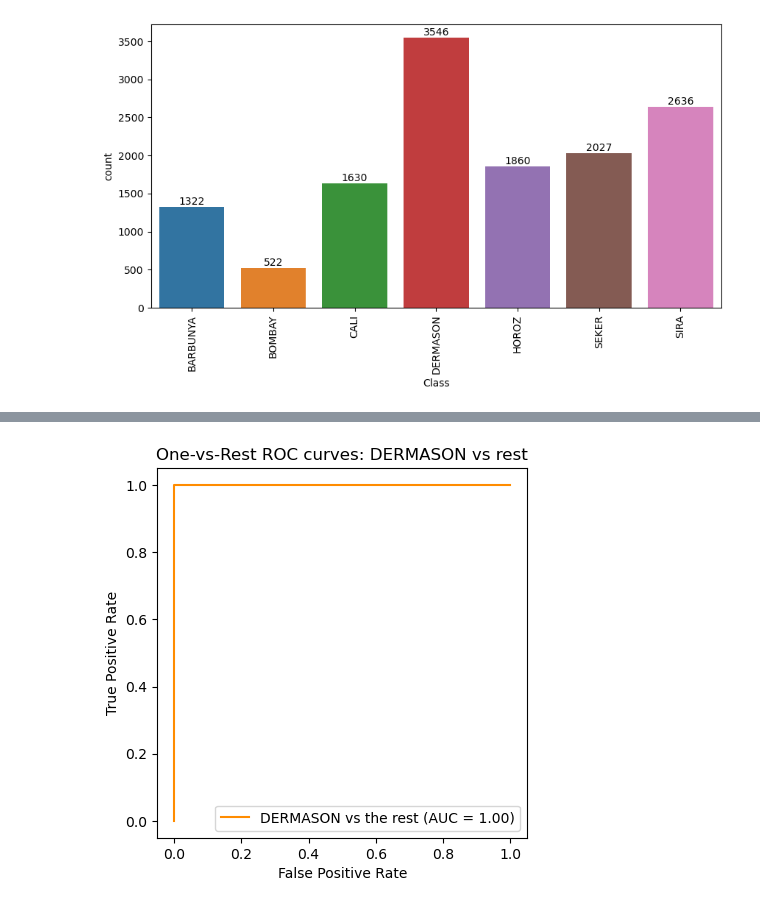
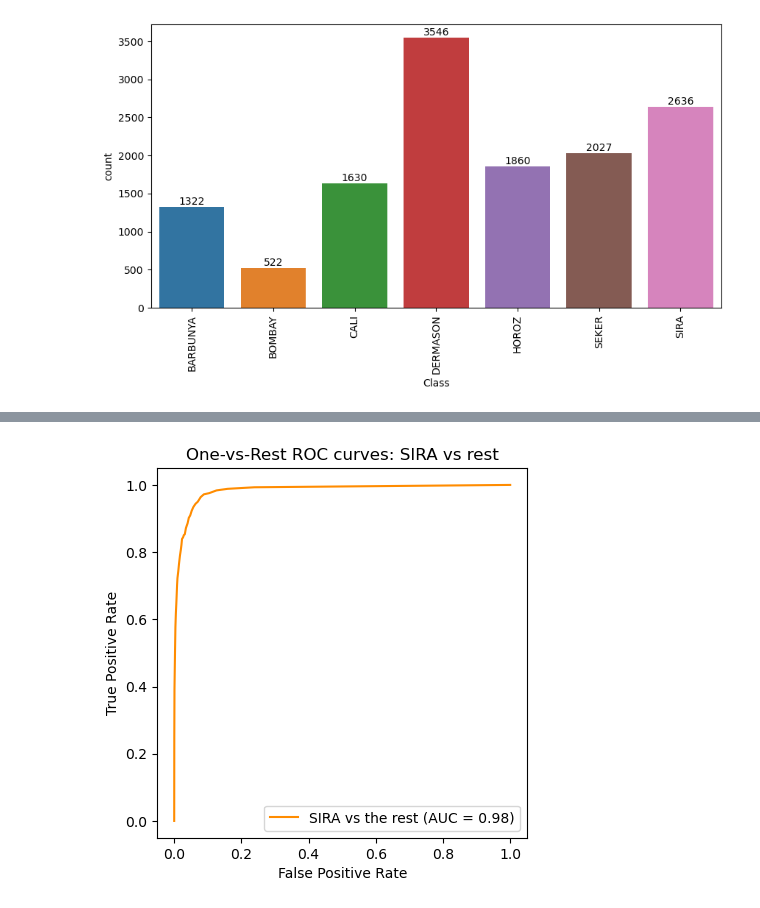
Before and after one commit to samuponz/drybeans, a Jupyter notebook: DM.ipynb, the cells around one changed output, grey strips where cells are left out. Cells and saved outputs as stored; diff of their text form; code cells hidden in the pictures.

```diff
--- a/DM.ipynb
+++ b/DM.ipynb
@@ -154,7 +151,7 @@ feat_score = rnd_clf.feature_importances_
 features_importances = pd.DataFrame(list(zip(features, feat_score)), columns =['features', 'score']);
 features_importances = features_importances.sort_values(by=['score'], ascending=False);
 features_importances = features_importances.reset_index(drop = True);
-No_of_best = 12
+No_of_best = 11
 if No_of_best < 1 or No_of_best > len(features_importances):
     No_of_best = len(features_importances)
 best_features = features_importances.iloc[:No_of_best,0].tolist()
@@ -295,34 +296,27 @@ if feature_selection == 2:
 # %%
 # ENSEMBLE METHODS
 
-#steps = [('over', SMOTEENN()), ('model',RandomForestClassifier()), ]
-#pipeline = Pipeline(steps=steps)
-
 models = {
     "Random Forest": RandomForestClassifier(
-        min_samples_leaf=1, max_depth = None
+        min_samples_leaf=1, max_depth = None, bootstrap = True,
+        oob_score = False, min_samples_split = 2,
     ),
      "Extra Trees": ExtraTreesClassifier(
-        min_samples_leaf=1, max_depth = None
+        min_samples_leaf=1, max_depth = None, bootstrap = False,
+        oob_score = False, min_samples_split = 2,
     ),
 }
 
 param_grids = {
     "Random Forest": {
-        "n_estimators": [128],
+        "n_estimators": [32],
         "criterion": ["gini"],                    # {"gini", "entropy", "log_loss"}
-        "min_samples_split": [2],
         "max_features": ["sqrt"],                 # {"sqrt", "log2", None}
-        "bootstrap": [True],
-        "oob_score": [False]
                       },
     "Extra Trees":   {
-        "n_estimators":  [128],
+        "n_estimators":  [32],
         "criterion": ["gini"],                    # {"gini", "entropy", "log_loss"}
-        "min_samples_split": [2],
         "max_features": ["sqrt"],                 # {"sqrt", "log2", None}
-        "bootstrap": [False],
-        "oob_score": [False]
                       }
 }
 
@@ -334,13 +328,20 @@ for name, model in models.items():
         scoring = 'accuracy',
         n_jobs = None,
         refit = True,
-        cv=KFold(n_splits=4, shuffle=True),
+        cv=KFold(n_splits=5, shuffle=True),
         verbose = 4,
         return_train_score=True,
-        ).fit(Xc, yc.values.ravel())
+        ).fit(Xz, yz.values.ravel())
     result = {"model": name, "cv_results": pd.DataFrame(grid_search.cv_results_)}
     results.append(result)
 
-y_pred_test = grid_search.predict(X_test) #best_estimator_.
-print(met.classification_report(y_pred_rf, y_test_f));
+y_pred_test = grid_search.predict(X_test_z) #best_estimator_.
+print(met.classification_report(y_pred_test, y_test));
+
+cv_score = grid_search.best_score_
+test_score = grid_search.score(X_test_z, y_test)
+
+print(cv_score)
+print(test_score)
+#print(results)
 # %% [output]
@@ -453,32 +457,32 @@ weighted avg       0.92      0.92      0.92      4063
 # %%
 #SCORING
 
 # CLASSES: ['BARBUNYA', 'BOMBAY', 'CALI', 'DERMASON', 'HOROZ', 'SEKER', 'SIRA']
 
-y_score = grid_search.predict_proba(X_test)
-label_binarizer = LabelBinarizer().fit(y_train)
+y_score = grid_search.predict_proba(X_test_z)
+label_binarizer = LabelBinarizer().fit(yz)
 y_onehot_test = label_binarizer.transform(y_test)
 y_onehot_test.shape  # (n_samples, n_classes)
-label_binarizer.transform(["DERMASON"])
+label_binarizer.transform(["SIRA"])
 
-class_of_interest = "DERMASON"
+class_of_interest = "SIRA"
 class_id = np.flatnonzero(label_binarizer.classes_ == class_of_interest)[0]
 class_id
 
 met.RocCurveDisplay.from_predictions(
     y_onehot_test[:, class_id],
     y_score[:, class_id],
     name=f"{class_of_interest} vs the rest",
     color="darkorange",
 )
 plt.axis("square")
 plt.xlabel("False Positive Rate")
 plt.ylabel("True Positive Rate")
 plt.title("One-vs-Rest ROC curves: " + class_of_interest + " vs rest")
 plt.legend()
 plt.show()
 
 # FPR = 1 when threshold = 0% or TN = 0
 # TPR = 0 when threshold = 1000% or TP = 0
 # %% [output]
-[figure, old version]
+[figure, new version]
```
Also changed, not shown: parts of 12 cells of this notebook.
